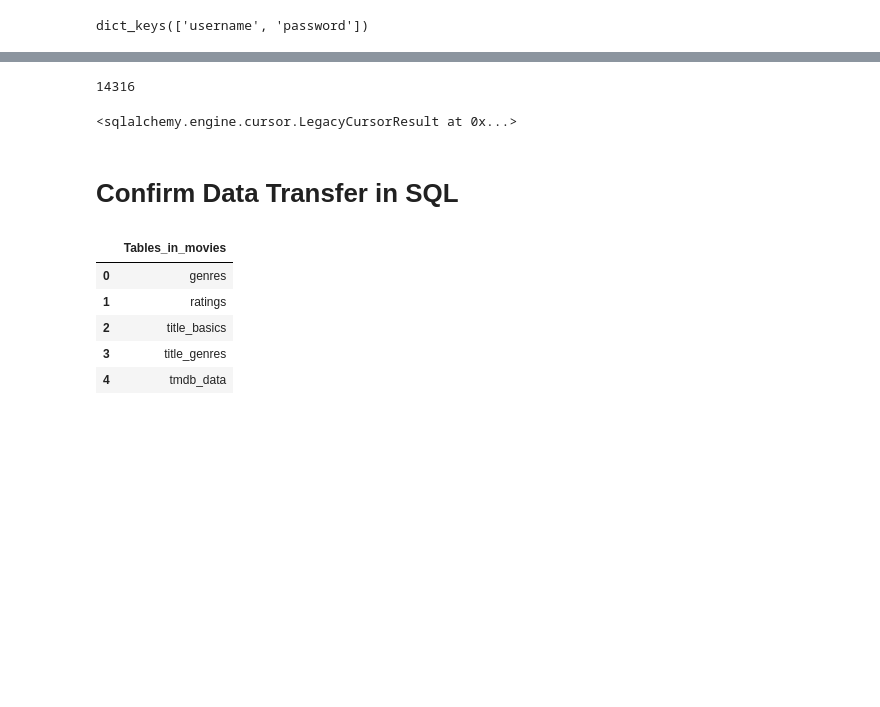
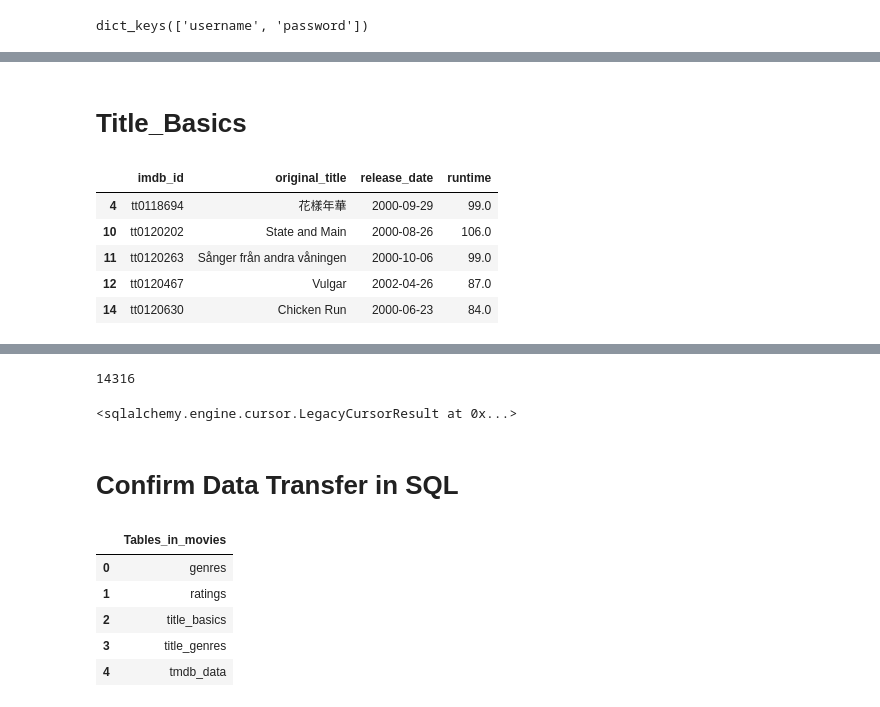
Before and after one commit to LoveidaLucero/Movie-Success-Analysis, a Jupyter notebook: Part 4B TMDB Data Transfer.ipynb, the cells around one changed output, grey strips where cells are left out. Cells and saved outputs as stored; diff of their text form; code cells hidden in the pictures; blank space fills up the shorter version.

```diff
--- a/Part 4B TMDB Data Transfer.ipynb
+++ b/Part 4B TMDB Data Transfer.ipynb
@@ -149,0 +183,12 @@ conn = engine.connect()
+# %% [markdown]
+# Title_Basics
+# %%
+title_basics = df[['imdb_id','original_title','release_date','runtime']].copy()
+title_basics.head()
+# %% [output]
+|  | imdb_id | original_title | release_date | runtime |
+| 4 | tt0118694 | 花樣年華 | 2000-09-29 | 99.0 |
+| 10 | tt0120202 | State and Main | 2000-08-26 | 106.0 |
+| 11 | tt0120263 | Sånger från andra våningen | 2000-10-06 | 99.0 |
+| 12 | tt0120467 | Vulgar | 2002-04-26 | 87.0 |
+| 14 | tt0120630 | Chicken Run | 2000-06-23 | 84.0 |
```
Also changed, not shown: parts of 27 cells of this notebook, 2 other files.
